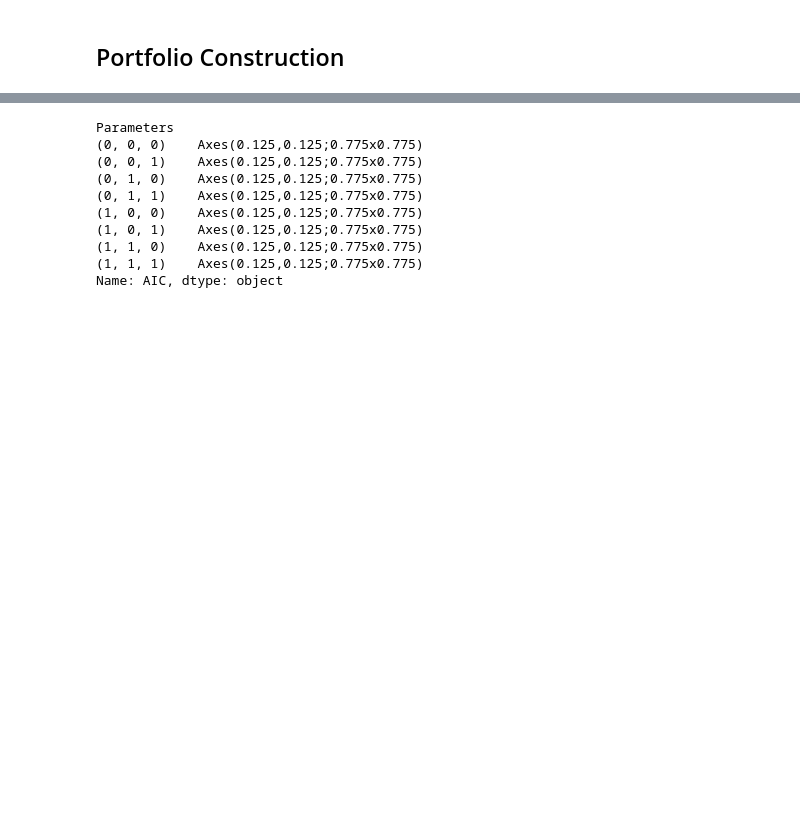
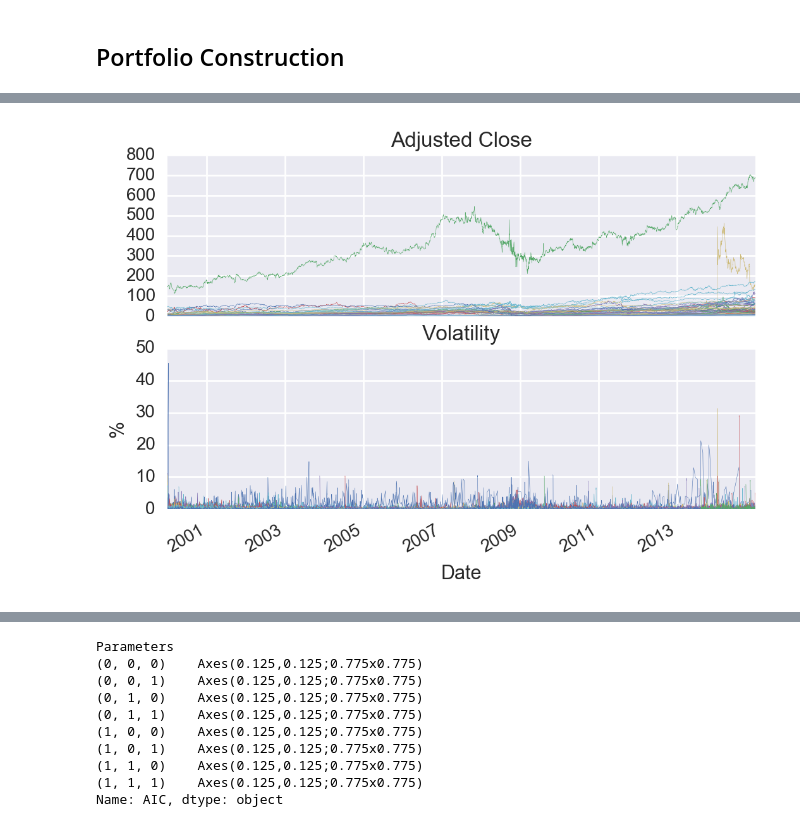
Before and after one commit to kkillion43/Quant-Finance-Project, a Jupyter notebook: StocksModeling.ipynb, the cells around one changed output, grey strips where cells are left out. Drawn from its saved outputs; the diff is of its cells as text; code cells hidden in the pictures; blank space fills up the shorter version.

```diff
--- a/StocksModeling.ipynb
+++ b/StocksModeling.ipynb
@@ -418,0 +400,66 @@ df_3M = dfMajor.copy()
+# %%
+# ResetFrame for just < 2015 data to mask to
+resetFrame = dfMajor[(dfMajor.index.get_level_values('Date') < '2015')].copy().reset_index()
+
+# Stock mask for allPorts
+maskAll = [x for x in allPorts.Ticker]
+
+# Whole Portfolio
+buyPortAll = resetFrame[resetFrame['Ticker'].isin(maskAll)]
+
+# Month Portfolio Low Volatility
+maskMonthLow = allPorts.loc[:,['Ticker', 'monthPortLow']].dropna()['Ticker']
+buyPortMonthLow = resetFrame[resetFrame['Ticker'].isin(maskMonthLow)]
+
+# Month Portfolio High Volatility
+maskMonthHigh = allPorts.loc[:,['Ticker', 'monthPortHigh']].dropna()['Ticker']
+buyPortMonthHigh = resetFrame[resetFrame['Ticker'].isin(maskMonthLow)]
+
+# Quarterly Portfolio Low Volatility
+maskQuartLow = allPorts.loc[:,['Ticker', 'quartPortLow']].dropna()['Ticker']
+buyPortQuartLow = resetFrame[resetFrame['Ticker'].isin(maskQuartLow)]
+
+# Quarterly Portfolio High Volatility
+maskQuartHigh = allPorts.loc[:,['Ticker', 'quartPortHigh']].dropna()['Ticker']
+buyPortQuartHigh = resetFrame[resetFrame['Ticker'].isin(maskQuartHigh)]
+
+# Yearly Portfolio Low Volatility
+maskYearLow = allPorts.loc[:,['Ticker', 'yearPortLow']].dropna()['Ticker']
+buyPortYearLow = resetFrame[resetFrame['Ticker'].isin(maskYearLow)]
+
+# Quarterly Portfolio High Volatility
+maskYearHigh = allPorts.loc[:,['Ticker', 'yearPortHigh']].dropna()['Ticker']
+buyPortYearHigh = resetFrame[resetFrame['Ticker'].isin(maskYearHigh)]
+
+
+# Dict of All the Portfolios
+portDict ={'MonthLow':buyPortMonthLow,
+           'MonthLowList':maskMonthLow,
+           'MonthHigh':buyPortMonthHigh,
+           'MonthHighList':maskMonthHigh,
+           'QuartLow':buyPortQuartLow,
+           'QuartLowList':maskQuartLow,
+           'QuartHigh':buyPortQuartHigh,
+           'QuartHighList':maskQuartHigh,
+           'YearHigh':buyPortYearHigh,
+           'YearHighList':maskYearHigh,
+           'YearLow':buyPortYearLow,
+           'YearLowList':maskYearLow}
+
+
+
+
+# Plot buyPortAll and view whole Portfolio. Filtered out Volatility for a better view
+buyPortAll = buyPortAll.set_index('Date')
+fig, ax = plt.subplots(2,1, sharex=True)
+buyPortAll.groupby(['Ticker'])['Adj Close'].plot(ax=ax[0], legend=False, title='Adjusted Close', lw = .2)
+
+buyPortAll[buyPortAll.Volatility < 100].groupby(['Ticker'])['Volatility'].plot(ax=ax[1],
+                                                                         legend=False,
+                                                                         title='Volatility',
+                                                                         lw = .2)
+
+plt.ylabel("%")
+
+buyPortAll.describe()
+# %% [output]
@@ -418,0 +475 @@ df_3M = dfMajor.copy()
+[figure, added]
```
Also changed, not shown: parts of 11 cells of this notebook.
